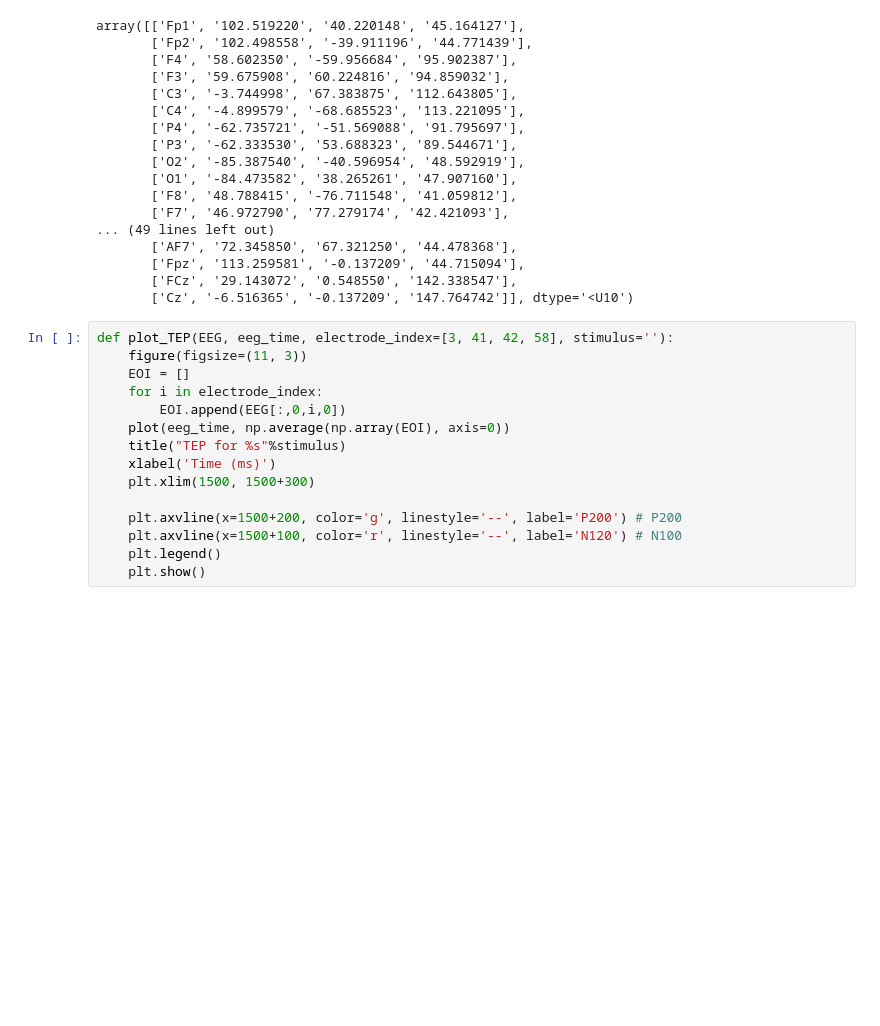
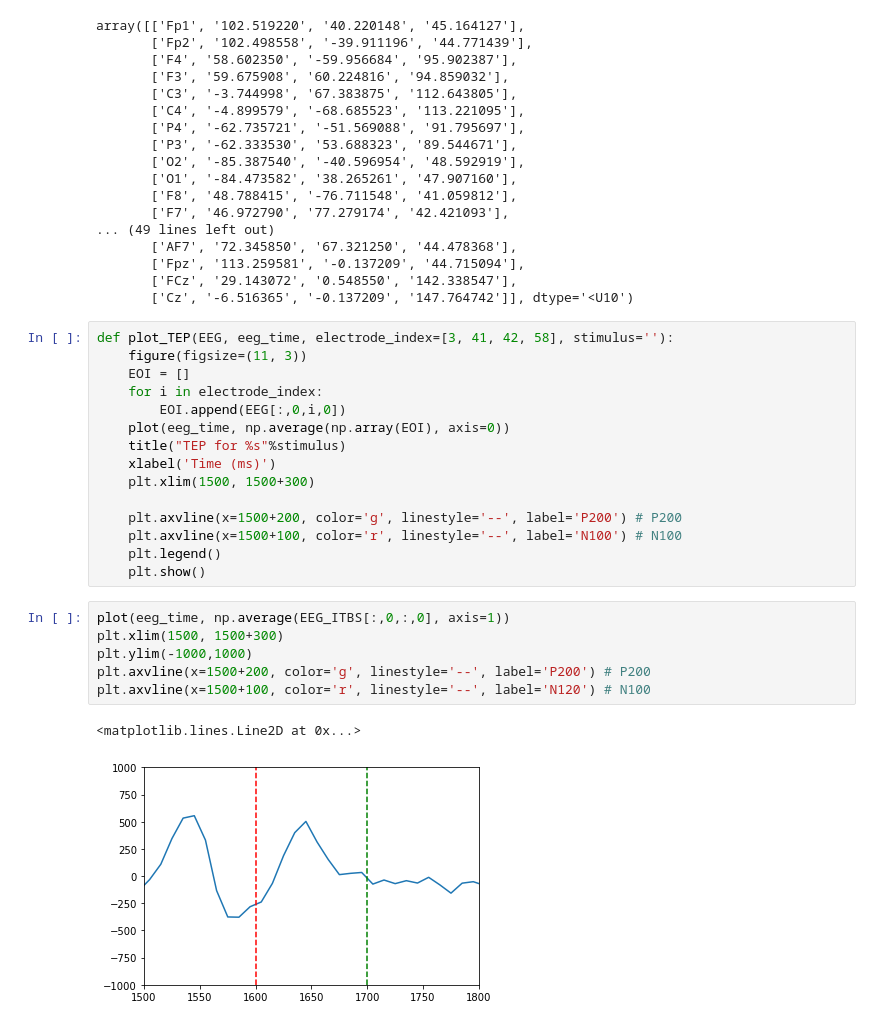
Before and after one commit to anujanegi/TMS-simulation, a Jupyter notebook: TMS_Simulation.ipynb, the cells around one changed output. Saved outputs shown, nothing was run; the diff lists cells and outputs as text; blank space fills up the shorter version.

```diff
--- a/TMS_Simulation.ipynb
+++ b/TMS_Simulation.ipynb
@@ -981,8 +979,17 @@ def plot_TEP(EEG, eeg_time, electrode_index=[3, 41, 42, 58], stimulus=''):
     plt.xlim(1500, 1500+300)
 
     plt.axvline(x=1500+200, color='g', linestyle='--', label='P200') # P200
-    plt.axvline(x=1500+100, color='r', linestyle='--', label='N120') # N100
+    plt.axvline(x=1500+100, color='r', linestyle='--', label='N100') # N100
     plt.legend()
     plt.show()
+# %%
+plot(eeg_time, np.average(EEG_ITBS[:,0,:,0], axis=1))
+plt.xlim(1500, 1500+300)
+plt.ylim(-1000,1000)
+plt.axvline(x=1500+200, color='g', linestyle='--', label='P200') # P200
+plt.axvline(x=1500+100, color='r', linestyle='--', label='N120') # N100
+# %% [output]
+<matplotlib.lines.Line2D at 0x...>
+[figure, added]
 # %%
 plot_TEP(EEG_RS, eeg_time, stimulus='Resting State')
```
Also changed, not shown: parts of 2 cells of this notebook.
